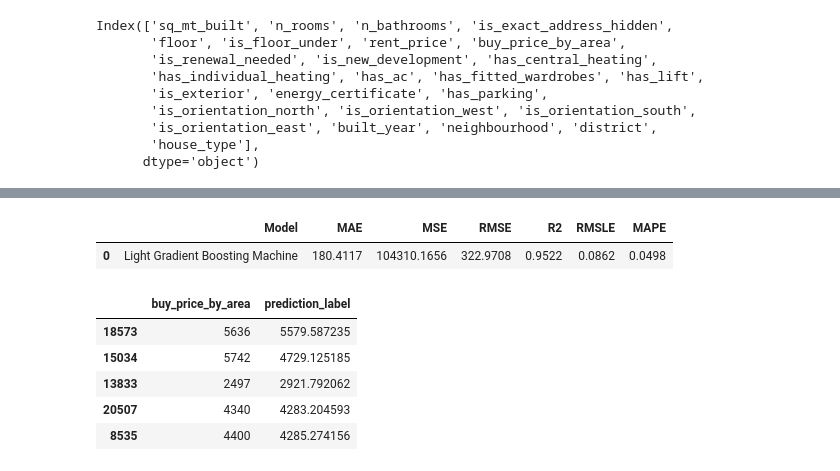
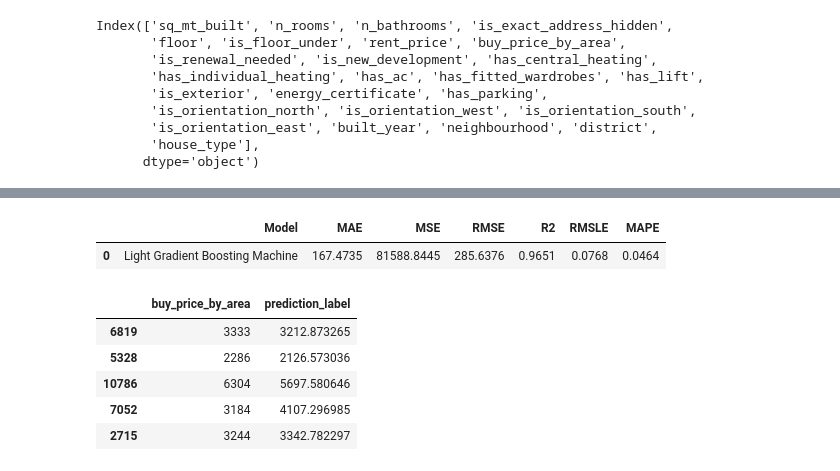
Before and after one commit to namratamayekar/Housing_Price_Prediction_Madrid, a Jupyter notebook: notebooks/Modelling_Ayushya.ipynb, the cells around one changed output, grey strips where cells are left out. Cells and saved outputs as stored; diff of their text form; code cells hidden in the pictures.

```diff
--- a/notebooks/Modelling_Ayushya.ipynb
+++ b/notebooks/Modelling_Ayushya.ipynb
@@ -280,14 +293,16 @@ best_model = compare_models()
-# %%
-predictions = predict_model(best_model, data=test_data)
-# %% [output]
-|  | Model | MAE | MSE | RMSE | R2 | RMSLE | MAPE |
-| 0 | Light Gradient Boosting Machine | 180.4117 | 104310.1656 | 322.9708 | 0.9522 | 0.0862 | 0.0498 |
+# %%
+# predict on test set
+holdout_pred = predict_model(best_model)
+# %% [output]
+|  | Model | MAE | MSE | RMSE | R2 | RMSLE | MAPE |
+| 0 | Light Gradient Boosting Machine | 167.4735 | 81588.8445 | 285.6376 | 0.9651 | 0.0768 | 0.0464 |
 # %%
-predictions[['buy_price_by_area','prediction_label']].head()
+# show predictions df
+holdout_pred[['buy_price_by_area','prediction_label']].head()
 # %% [output]
 |  | buy_price_by_area | prediction_label |
-| 18573 | 5636 | 5579.587235 |
-| 15034 | 5742 | 4729.125185 |
-| 13833 | 2497 | 2921.792062 |
-| 20507 | 4340 | 4283.204593 |
-| 8535 | 4400 | 4285.274156 |
+| 6819 | 3333 | 3212.873265 |
+| 5328 | 2286 | 2126.573036 |
+| 10786 | 6304 | 5697.580646 |
+| 7052 | 3184 | 4107.296985 |
+| 2715 | 3244 | 3342.782297 |
```
Also changed, not shown: parts of 34 cells of this notebook, 2 other files.
